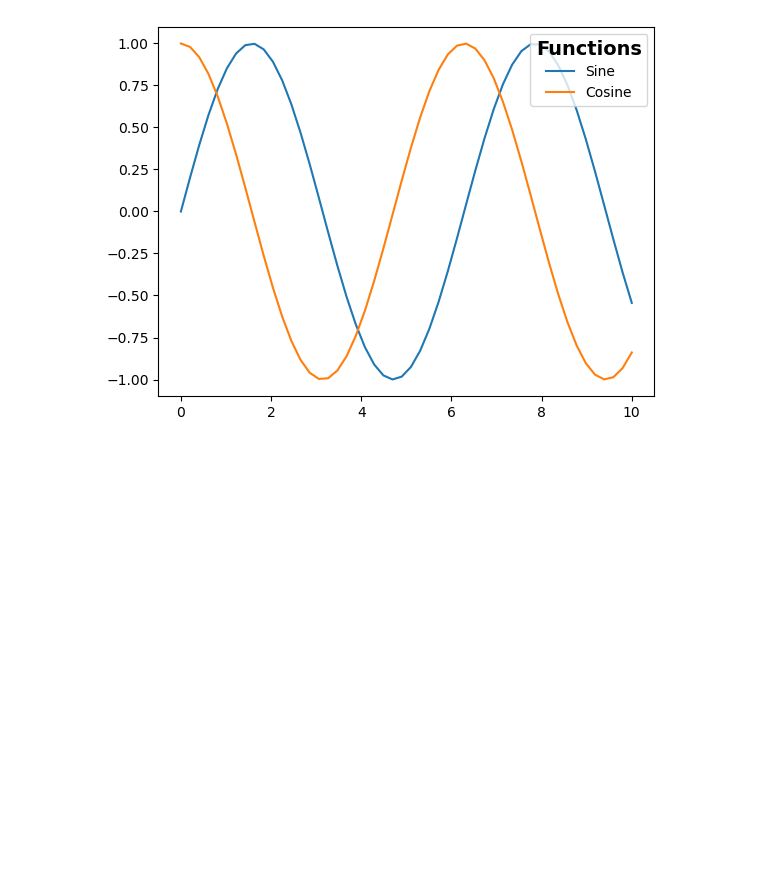
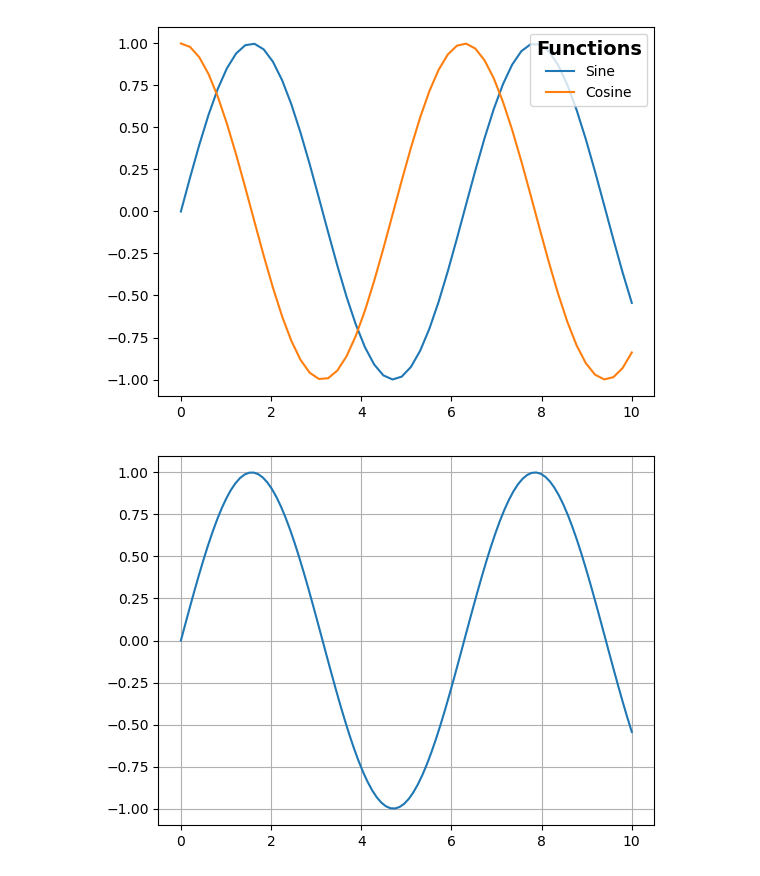
Before and after one commit to Michal-Radomski/Python-Data-Visualization, a Jupyter notebook: 04 Matplotlib/script_02.ipynb, the cells around one changed output. Saved outputs shown, nothing was run; the diff lists cells and outputs as text; code cells hidden in the pictures; blank space fills up the shorter version.

```diff
--- a/04 Matplotlib/script_02.ipynb
+++ b/04 Matplotlib/script_02.ipynb
@@ -58,3 +60,12 @@ title.set_weight('bold')  # Make title bold
 plt.show()
 # %% [output]
 [figure]
+# %%
+x = np.linspace(0, 10, 100)
+y = np.sin(x)
+
+plt.plot(x, y)
+plt.grid(True)
+plt.show()
+# %% [output]
+[figure, added]
```
Also changed, not shown: parts of 3 cells of this notebook.
